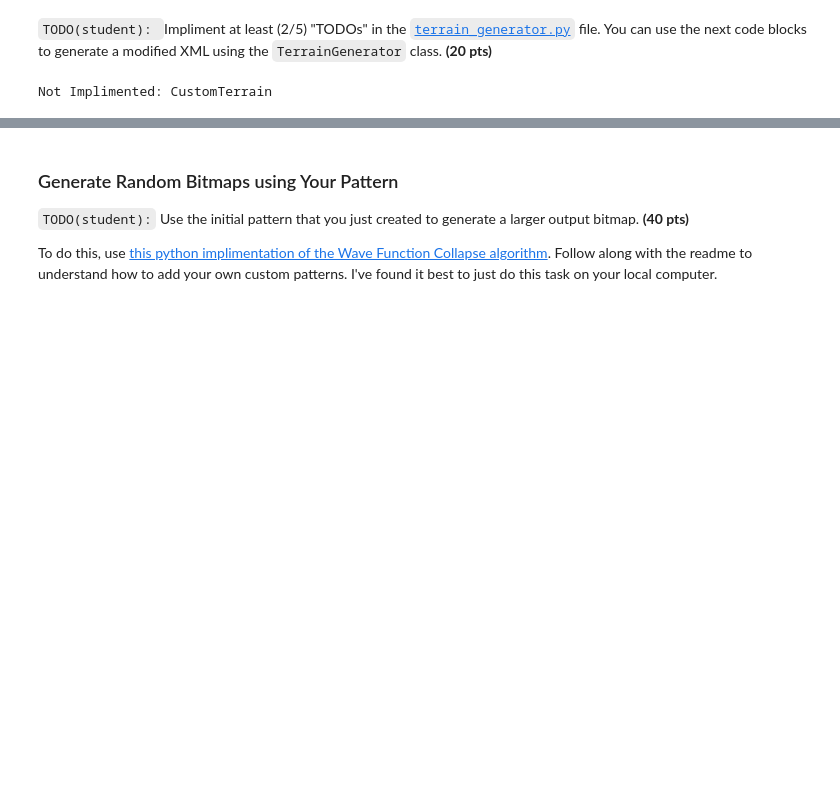
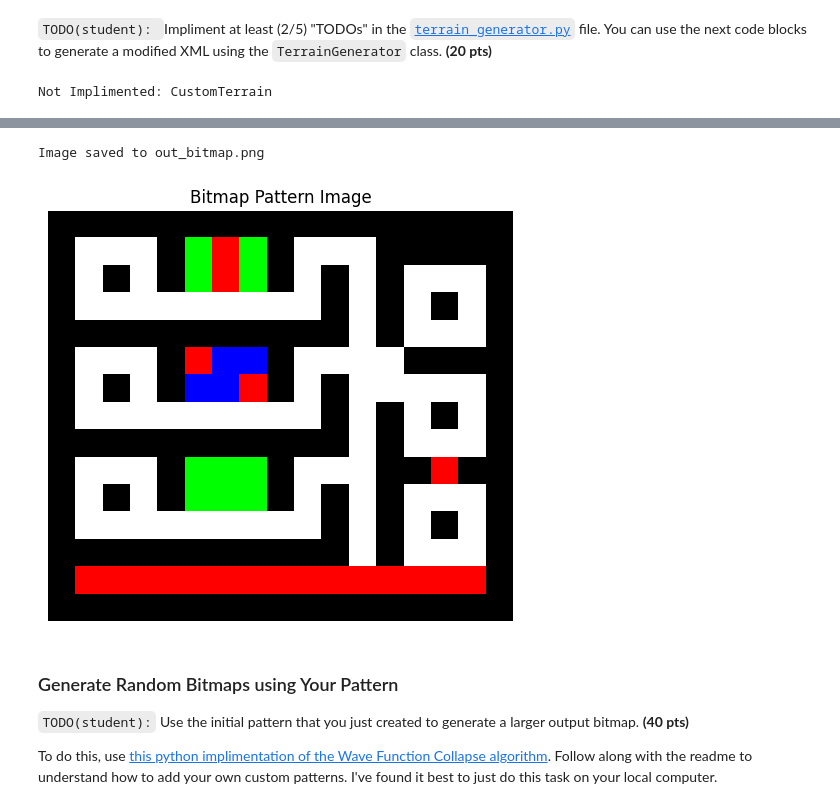
Before and after one commit to JustinMLu/cse598, a Jupyter notebook: lab04-terrain-randomization/04_lab_student.ipynb, the cells around one changed output, grey strips where cells are left out. Saved outputs shown, nothing was run; the diff lists cells and outputs as text; code cells hidden in the pictures; blank space fills up the shorter version.

```diff
--- a/lab04-terrain-randomization/04_lab_student.ipynb
+++ b/lab04-terrain-randomization/04_lab_student.ipynb
@@ -393,32 +389,35 @@ def bitmap_string_to_image(bitmap_str, output_path="bitmap_image.png"):
 # %%
 # TODO: play around with and change this pattern! Use any integers 0-4.
 import matplotlib.pyplot as plt
 
 
 bitmap_pattern_str = """
-11211111111111111
 11111111111111111
-11000000000000011
-11011111011111011
-11011111011111011
-11011111011111011
-00011111011111000
-11111110001111011
-11111110001111011
-11111110001111011
-11110000001111011
-11110000000000011
-11110000001111111
-11111111111121111
+10001323100011111
+10101323101010001
+10000000001010101
+11111111111010001
+10001244100001111
+10101442101000001
+10000000001010101
+11111111111010001
+10001333100011211
+10101333101010001
+10000000001010101
+11111111111010001
+12222222222222221
 11111111111111111
 """
 
 img = bitmap_string_to_image(bitmap_pattern_str, "out_bitmap.png")
 plt.figure(figsize=(6,6))  # bigger display window
 plt.imshow(img, cmap="gray", interpolation="nearest")
 plt.title("Bitmap Pattern Image")
 plt.axis("off")
 plt.show()
+# %% [output]
+Image saved to out_bitmap.png
+[figure, added]
 # %% [markdown]
 ### Generate Random Bitmaps using Your Pattern
 
```
Also changed, not shown: parts of 5 cells of this notebook, 7 other files.
